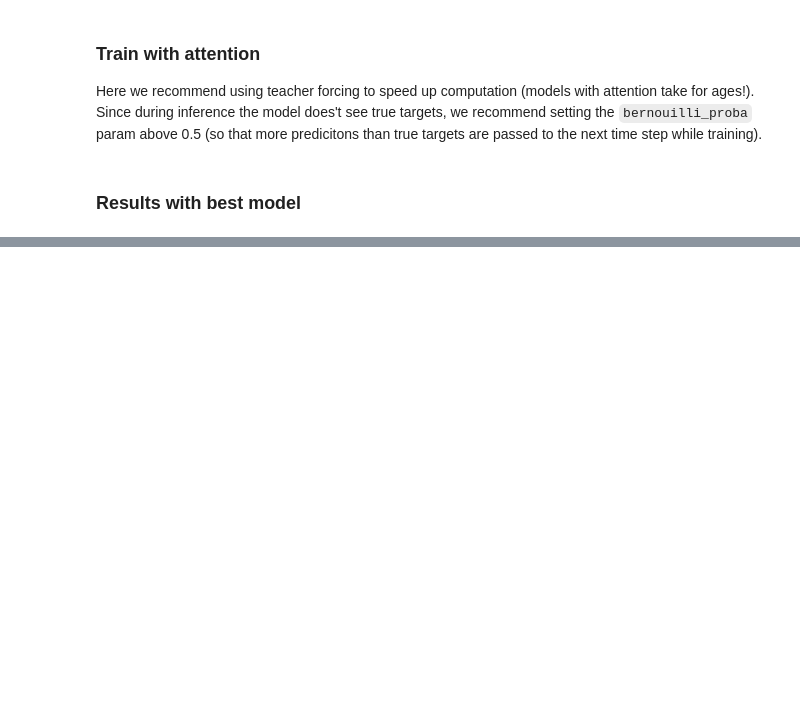
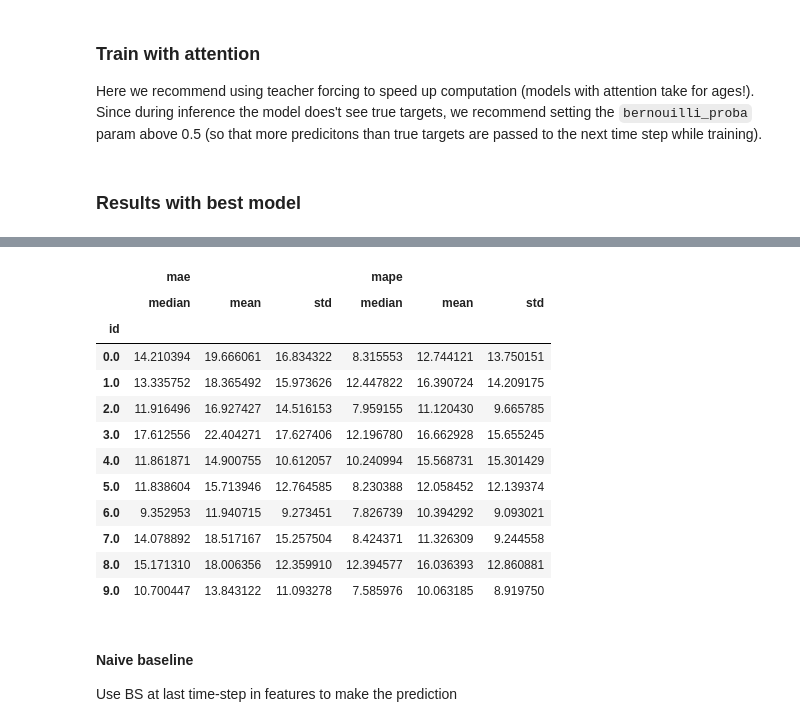
Before and after one commit to juan-arevalo/sugar_level_prediction, a Jupyter notebook: explore/seq2seq_prediction_attention_colab.ipynb, the cells around one changed output, grey strips where cells are left out. Saved outputs shown, nothing was run; the diff lists cells and outputs as text; code cells hidden in the pictures; blank space fills up the shorter version.

```diff
--- a/explore/seq2seq_prediction_attention_colab.ipynb
+++ b/explore/seq2seq_prediction_attention_colab.ipynb
@@ -1220,0 +1322,21 @@ print("Mean Average Percentage Error in test is %.4f %%" % mape)
+# %%
+df_ind = df.groupby('id')['mae', 'mape'].agg({'mae': ['median', 'mean', 'std'], 'mape': ['median', 'mean', 'std']})
+df_ind
+# %% [output]
+|  | mae |  |  | mape |  |  |
+|  | median | mean | std | median | mean | std |
+| id |  |  |  |  |  |  |
+| 0.0 | 14.210394 | 19.666061 | 16.834322 | 8.315553 | 12.744121 | 13.750151 |
+| 1.0 | 13.335752 | 18.365492 | 15.973626 | 12.447822 | 16.390724 | 14.209175 |
+| 2.0 | 11.916496 | 16.927427 | 14.516153 | 7.959155 | 11.120430 | 9.665785 |
+| 3.0 | 17.612556 | 22.404271 | 17.627406 | 12.196780 | 16.662928 | 15.655245 |
+| 4.0 | 11.861871 | 14.900755 | 10.612057 | 10.240994 | 15.568731 | 15.301429 |
+| 5.0 | 11.838604 | 15.713946 | 12.764585 | 8.230388 | 12.058452 | 12.139374 |
+| 6.0 | 9.352953 | 11.940715 | 9.273451 | 7.826739 | 10.394292 | 9.093021 |
+| 7.0 | 14.078892 | 18.517167 | 15.257504 | 8.424371 | 11.326309 | 9.244558 |
+| 8.0 | 15.171310 | 18.006356 | 12.359910 | 12.394577 | 16.036393 | 12.860881 |
+| 9.0 | 10.700447 | 13.843122 | 11.093278 | 7.585976 | 10.063185 | 8.919750 |
+# %% [markdown]
+#### Naive baseline
+
+Use BS at last time-step in features to make the prediction
```
Also changed, not shown: parts of 25 cells of this notebook.
